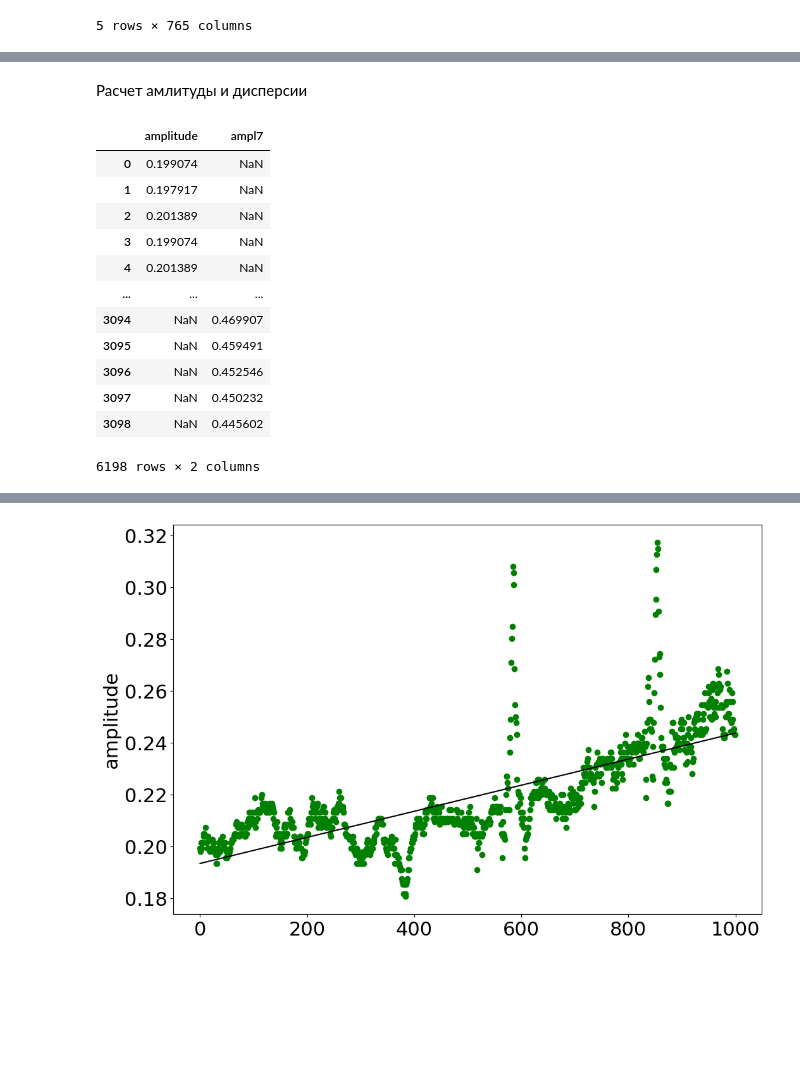
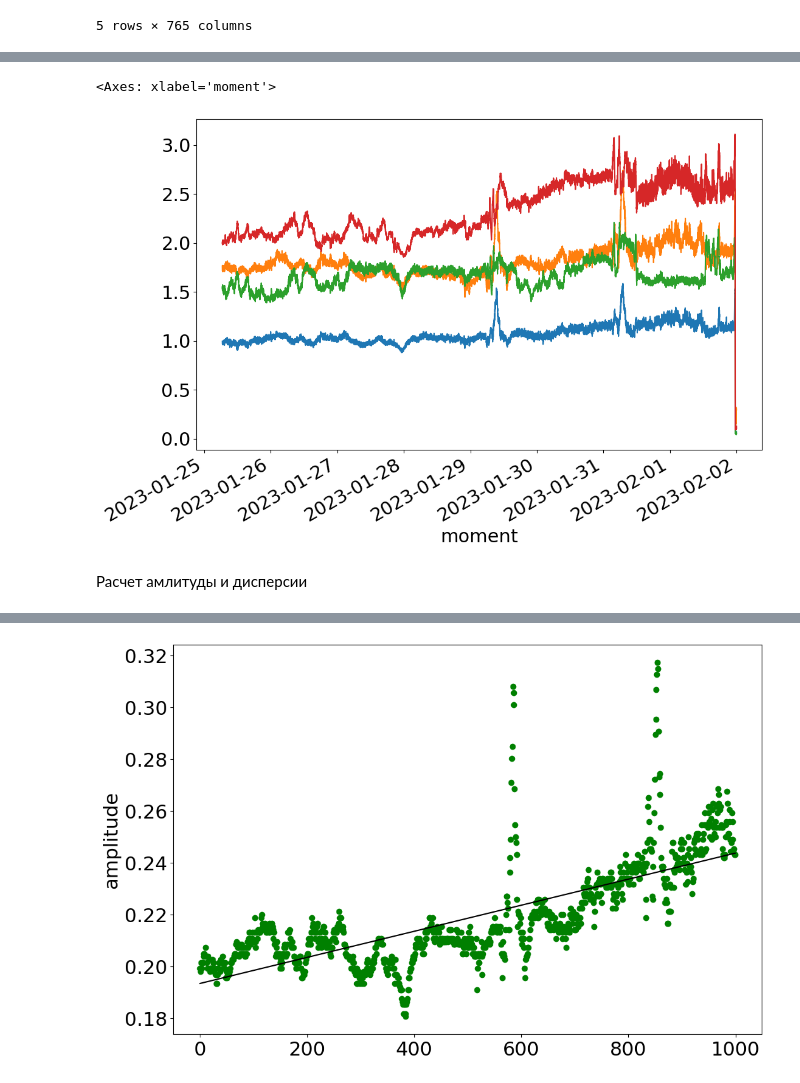
Before and after one commit to Anya-ova/diagnostic_exh, a Jupyter notebook: diagnostic_raw.ipynb, the cells around one changed output, grey strips where cells are left out. Cells and saved outputs as stored; diff of their text form; code cells hidden in the pictures; blank space fills up the shorter version.

```diff
--- a/diagnostic_raw.ipynb
+++ b/diagnostic_raw.ipynb
@@ -51,3 +53,12 @@ df_for_plot[col_name].plot()
+# %%
+# df['SM_Exgauster\[0.0]'].plot()
+df_for_plot[column_name_v8 ].plot()
+df_for_plot[column_name_H8].plot()
+df_for_plot[column_name_v7].plot()
+df_for_plot[column_name_H7].plot()
+# %% [output]
+<Axes: xlabel='moment'>
+[figure, added]
 # %%
 def get_amplitude(y):
     """
@@ -59,5 +70,3 @@ def get_amplitude(y):
     n_samples = len(np_fft)
     amplitudes = 2 / n_samples * np.abs(np_fft)
     return max(amplitudes)
-# %% [markdown]
-Расчет амлитуды и дисперсии
@@ -77,0 +73,2 @@ def create_features(df, col_name, col_output_name=['amplitude']):
+# %% [markdown]
+Расчет амлитуды и дисперсии
@@ -82,16 +94,0 @@ df_from7 = create_features(df, [column_name], ['ampl7'])
-# %%
-pd.concat([df_from8, df_from7],)
-# %% [output]
-|  | amplitude | ampl7 |
-| 0 | 0.199074 | NaN |
-| 1 | 0.197917 | NaN |
-| 2 | 0.201389 | NaN |
-| 3 | 0.199074 | NaN |
-| 4 | 0.201389 | NaN |
-| ... | ... | ... |
-| 3094 | NaN | 0.469907 |
-| 3095 | NaN | 0.459491 |
-| 3096 | NaN | 0.452546 |
-| 3097 | NaN | 0.450232 |
-| 3098 | NaN | 0.445602 |
-6198 rows × 2 columns
```
Also changed, not shown: parts of 21 cells of this notebook.
